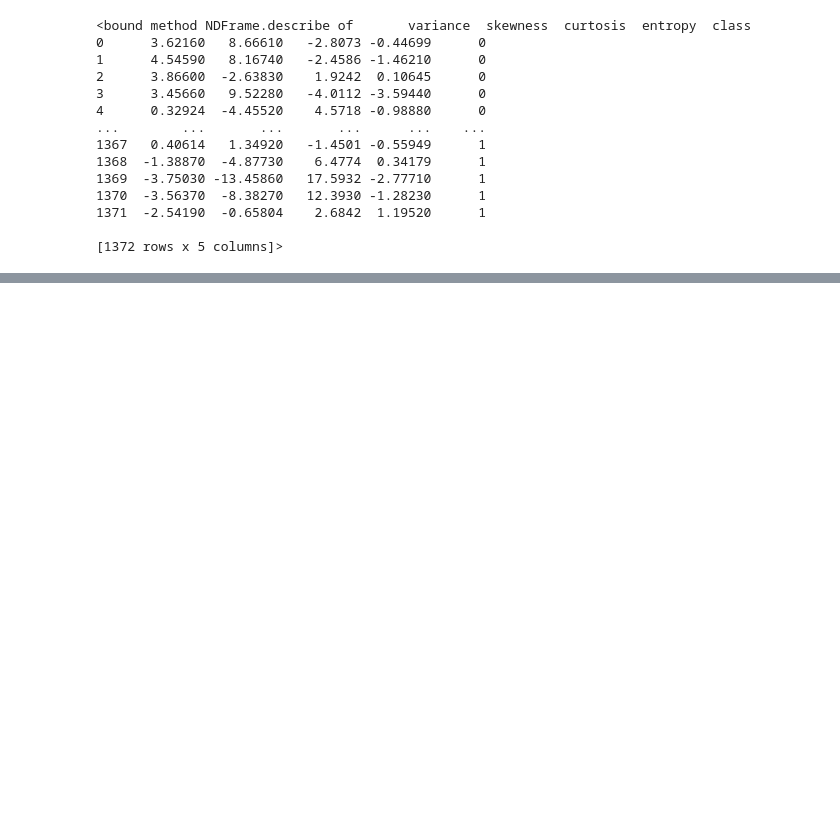
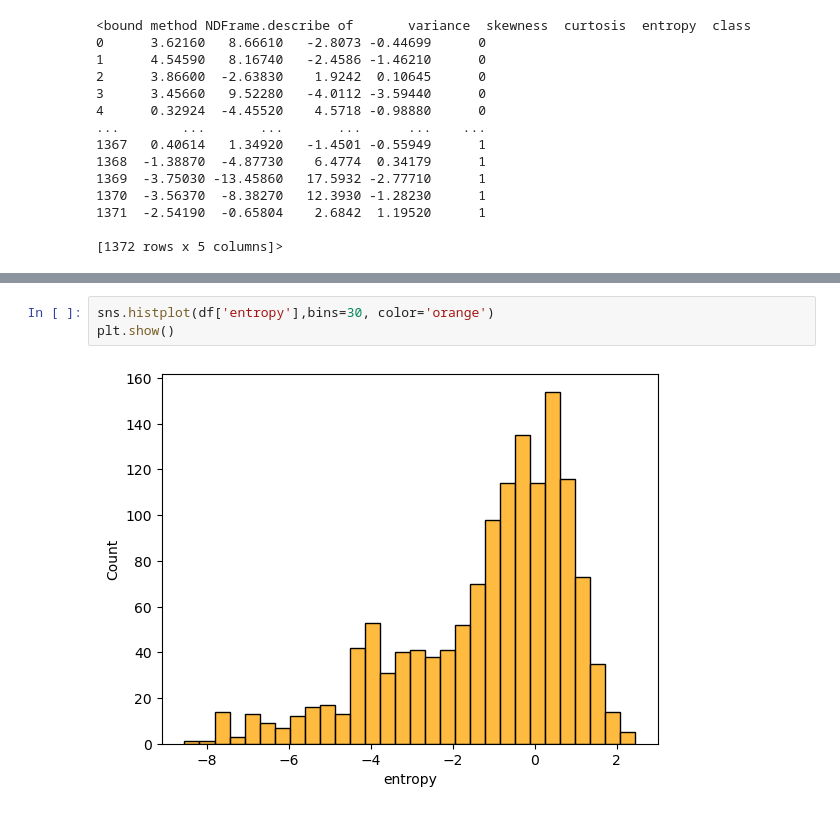
Before and after one commit to cathym20/Bank-Note-Authentication, a Jupyter notebook: banknote.ipynb, the cells around one changed output, grey strips where cells are left out. Drawn from its saved outputs; the diff is of its cells as text; blank space fills up the shorter version.

```diff
--- a/banknote.ipynb
+++ b/banknote.ipynb
@@ -71,0 +98,5 @@ df.describe
+# %%
+sns.histplot(df['entropy'],bins=30, color='orange')
+plt.show()
+# %% [output]
+[figure, added]
```
Also changed, not shown: parts of 6 cells of this notebook.
